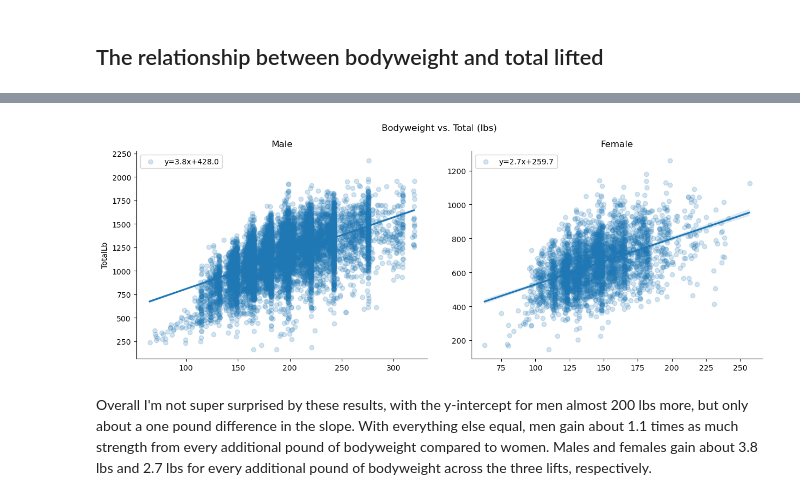
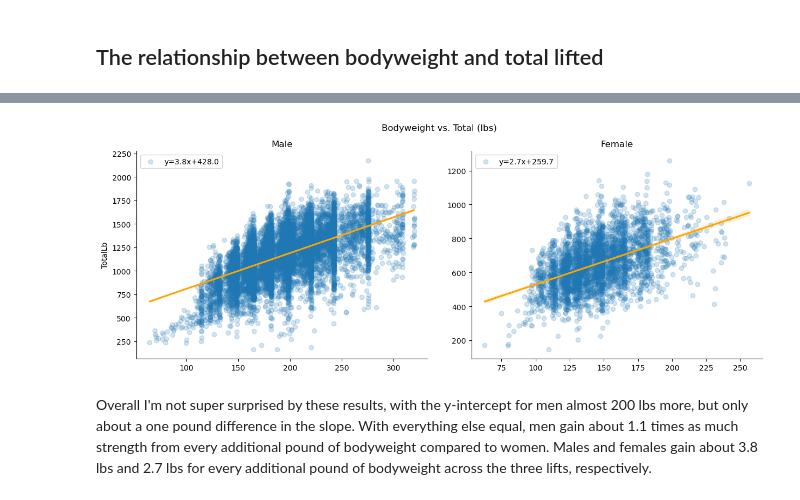
Before and after one commit to Silver0524/NJ-Powerlifting-EDA, a Jupyter notebook: Powerlifting EDA.ipynb, the cells around one changed output, grey strips where cells are left out. Cells and saved outputs as stored; diff of their text form; code cells hidden in the pictures.

```diff
--- a/Powerlifting EDA.ipynb
+++ b/Powerlifting EDA.ipynb
@@ -710,25 +729,43 @@ plt.savefig('Graphs/f_bodyweight_vs_total.png')
 # %%
 # Plotting bodyweight vs total of male and female lifters side by side
 fig, ax = plt.subplots(1, 2, figsize=(15, 5))
 
 # Plotting correlation matrices for males and females side by side
 fig.suptitle('Bodyweight vs. Total (lbs)')
 plt.subplots_adjust(wspace=.15)
 
-sb.regplot(y='TotalLb', x='BodyweightLb', data=nj[nj.Sex == 'M'], x_jitter=.5, scatter_kws={'alpha':.2}, label='y={0:.1f}x+{1:.1f}'.format(slope_m, intercept_m), ax=ax[0]).set(title='Male')
+sns.regplot(
+    y='TotalLb',
+    x='BodyweightLb',
+    data=nj[nj.Sex == 'M'],
+    x_jitter=.5,
+    scatter_kws={'alpha':.2},
+    line_kws = {'color': 'orange'},
+    label='y={0:.1f}x+{1:.1f}'.format(slope_m, intercept_m), ax=ax[0]
+).set(title='Male')
+
 ax[0].legend(loc='upper left')
 ax[0].xaxis.label.set_visible(False)
-sb.despine()
+sns.despine()
 
-sb.regplot(y='TotalLb', x='BodyweightLb', data=nj[nj.Sex == 'F'], x_jitter=.5, scatter_kws={'alpha':.2}, label='y={0:.1f}x+{1:.1f}'.format(slope_f, intercept_f), ax=ax[1]).set(title='Female')
+sns.regplot(
+    y='TotalLb',
+    x='BodyweightLb',
+    data=nj[nj.Sex == 'F'],
+    x_jitter=.5,
+    scatter_kws={'alpha':.2},
+    line_kws = {'color': 'orange'},
+    label='y={0:.1f}x+{1:.1f}'.format(slope_f, intercept_f), ax=ax[1]
+).set(title='Female')
+
 ax[1].legend(loc='upper left')
 ax[1].xaxis.label.set_visible(False)
 ax[1].yaxis.label.set_visible(False)
-sb.despine()
+sns.despine()
 
 plt.savefig('Graphs/mf_bodyweight_vs_total.png')
 # %% [output]
-[figure, old version]
+[figure, new version]
 # %% [markdown]
 Overall I'm not super surprised by these results, with the y-intercept for men almost 200 lbs more, but only about a one pound difference in the slope. With everything else equal, men gain about 1.1 times as much strength from every additional pound of bodyweight compared to women. Males and females gain about 3.8 lbs and 2.7 lbs for every additional pound of bodyweight across the three lifts, respectively.
 # %% [markdown]
```
Also changed, not shown: parts of 19 cells of this notebook, 5 other files.
